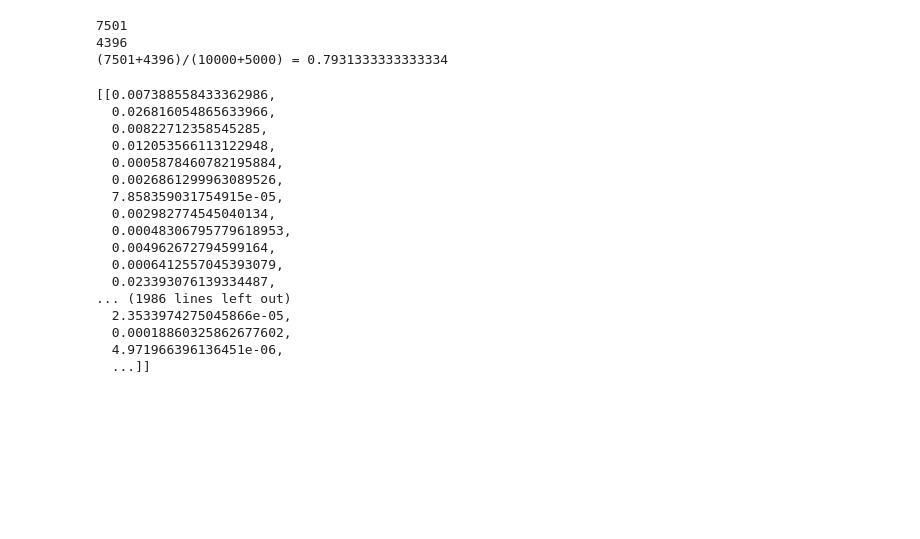
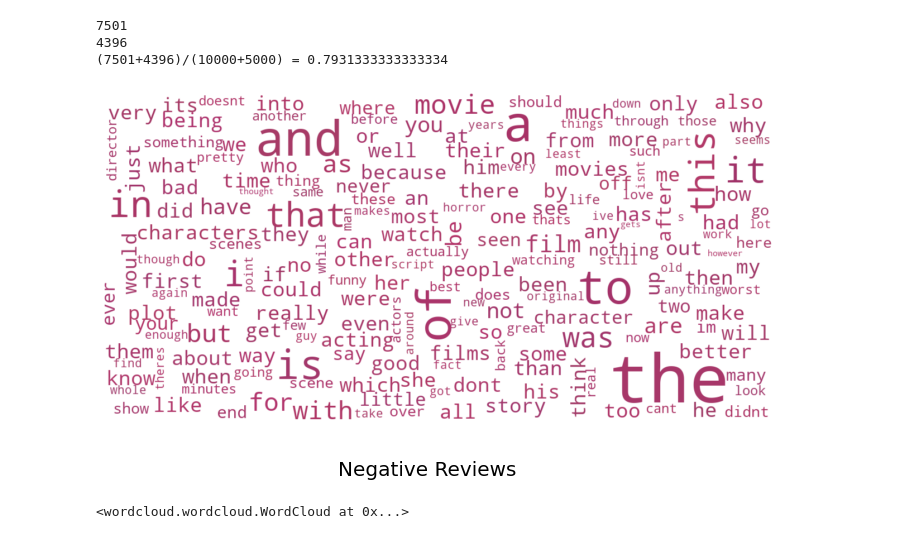
Before and after one commit to Aniruddha-Deb/COL774, a Jupyter notebook: assignment2/Q1/q1.ipynb, the cells around one changed output. Cells and saved outputs as stored; diff of their text form; code cells hidden in the pictures; blank space fills up the shorter version.

```diff
--- a/assignment2/Q1/q1.ipynb
+++ b/assignment2/Q1/q1.ipynb
@@ -139,23 +114,38 @@ print(f"({predcnt_pos}+{predcnt_neg})/({len(testdata_pos)}+{len(testdata_neg)})
 7501
 4396
 (7501+4396)/(10000+5000) = 0.7931333333333334
-# %%
-model.cond_params
-# %% [output]
-[[0.007388558433362986,
-  0.026816054865633966,
-  0.00822712358545285,
-  0.012053566113122948,
-  0.0005878460782195884,
-  0.0026861299963089526,
-  7.858359031754915e-05,
-  0.002982774545040134,
-  0.00048306795779618953,
-  0.004962672794599164,
-  0.0006412557045393079,
-  0.023393076139334487,
-... (1986 lines left out)
-  2.3533974275045866e-05,
-  0.00018860325862677602,
-  4.971966396136451e-06,
-  ...]]
+# %%
+from wordcloud import WordCloud
+
+def ri(a,b):
+    return np.random.randint(a,b)
+
+def green_color_func(word, font_size, position,orientation,random_state=None, **kwargs):
+    return f"rgb({ri(50,65)},{ri(180,220)},{ri(100,110)})"
+
+def red_color_func(word, font_size, position,orientation,random_state=None, **kwargs):
+    return f"rgb({ri(160,180)},{ri(50,60)},{ri(100,110)})"
+
+def make_wordcloud(frequencies, cf):
+    wordcloud = WordCloud(
+        background_color='white',
+        max_words=200,
+        max_font_size=40,
+        scale=3,
+        random_state=56839
+    ).generate_from_frequencies(frequencies)
+    wordcloud.recolor(color_func = cf)
+    return wordcloud
+
+fig = plt.figure(1, figsize=(12, 12))
+plt.axis('off')
+fig.suptitle("Negative Reviews", fontsize=20)
+fig.subplots_adjust(top=2.3)
+wordcloud = make_wordcloud(model.cond_param_freqs[0], red_color_func)
+plt.imshow(wordcloud, interpolation="bilinear")
+plt.show()
+
+wordcloud.to_file("plots/wc_neg.png")
+# %% [output]
+[figure, added]
+<wordcloud.wordcloud.WordCloud at 0x...>
```
Also changed, not shown: parts of 2 cells of this notebook, 19 other files.
